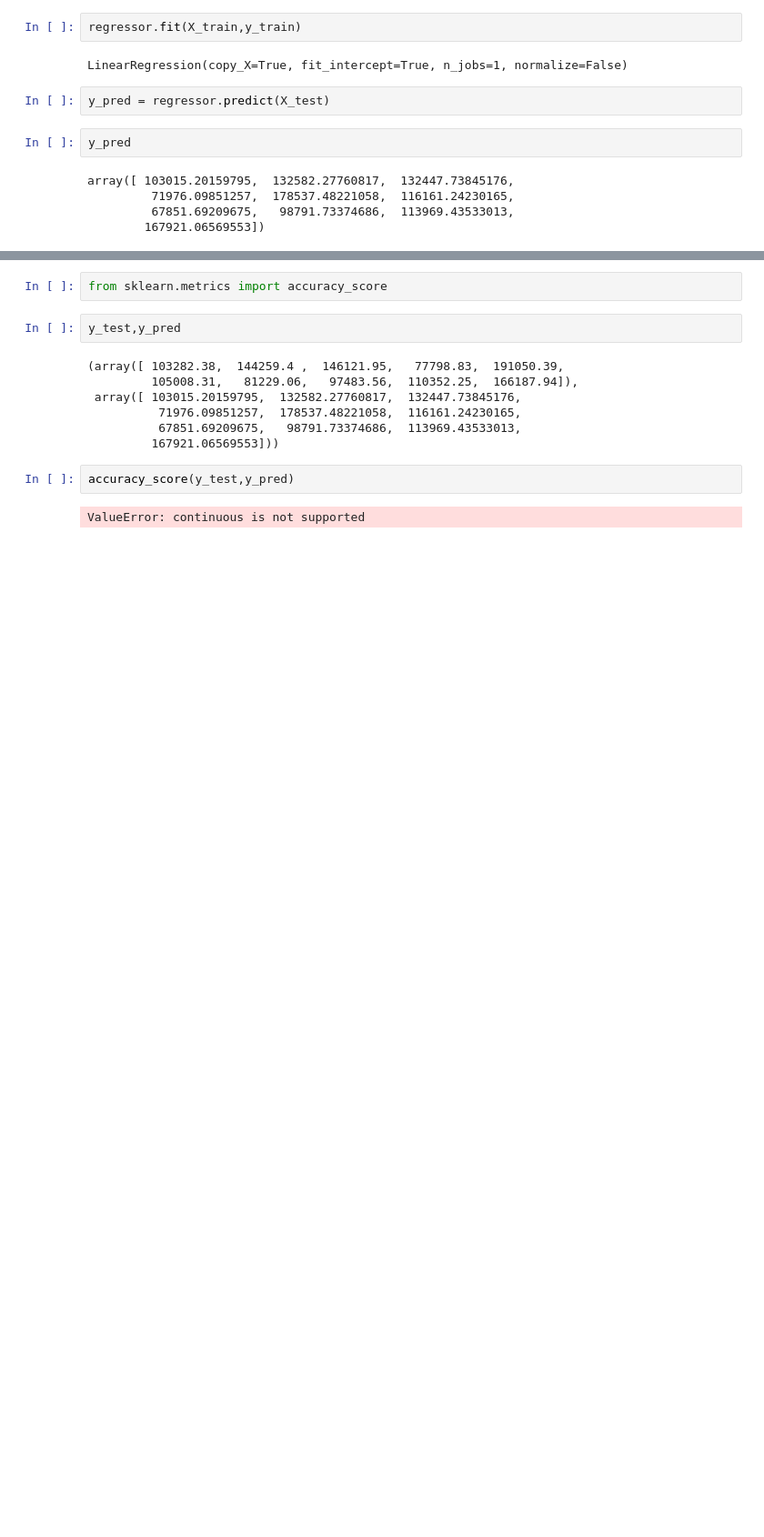
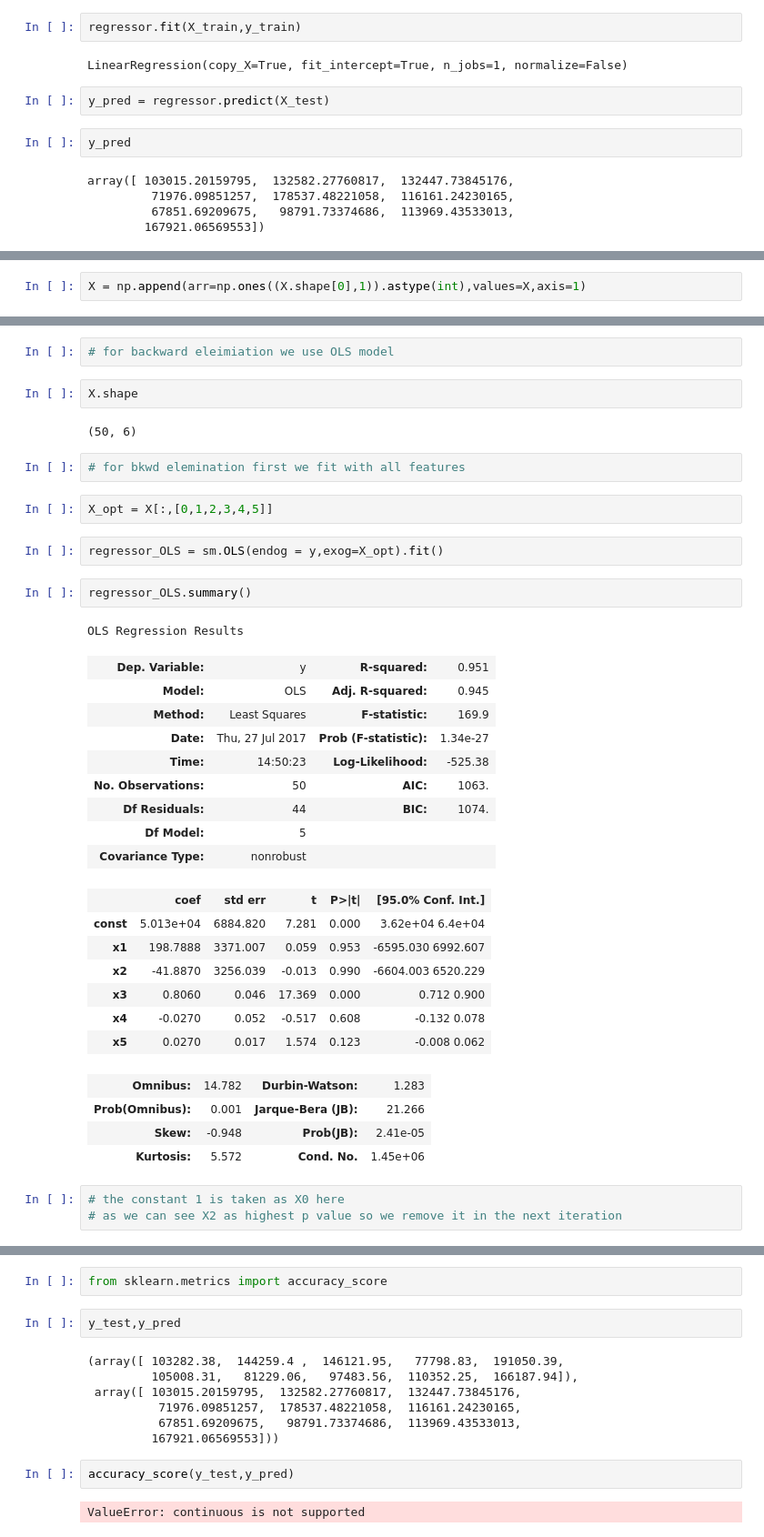
Before and after one commit to jithurjacob/MachineLearning_A-Z, a Jupyter notebook: Part 2 - Regression/Section 5 - Multiple Linear Regression/mine/Multiple Linear Regression.ipynb, the cells around one changed output, grey strips where cells are left out. Shown at 91% size. Drawn from its saved outputs; the diff is of its cells as text; blank space fills up the shorter version.

Commit message:
backward elimination done

```diff
--- a/Part 2 - Regression/Section 5 - Multiple Linear Regression/mine/Multiple Linear Regression.ipynb
+++ b/Part 2 - Regression/Section 5 - Multiple Linear Regression/mine/Multiple Linear Regression.ipynb
@@ -179,0 +185,2 @@ array([ 103015.20159795,  132582.27760817,  132447.73845176,
+# %%
+X = np.append(arr=np.ones((X.shape[0],1)).astype(int),values=X,axis=1)
@@ -179,0 +209,39 @@ array([ 103015.20159795,  132582.27760817,  132447.73845176,
+# %%
+# for backward eleimiation we use OLS model
+# %%
+X.shape
+# %% [output]
+(50, 6)
+# %%
+# for bkwd elemination first we fit with all features
+# %%
+X_opt = X[:,[0,1,2,3,4,5]]
+# %%
+regressor_OLS = sm.OLS(endog = y,exog=X_opt).fit()
+# %%
+regressor_OLS.summary()
+# %% [output]
+OLS Regression Results
+| Dep. Variable: | y | R-squared: | 0.951 |
+| Model: | OLS | Adj. R-squared: | 0.945 |
+| Method: | Least Squares | F-statistic: | 169.9 |
+| Date: | Thu, 27 Jul 2017 | Prob (F-statistic): | 1.34e-27 |
+| Time: | 14:50:23 | Log-Likelihood: | -525.38 |
+| No. Observations: | 50 | AIC: | 1063. |
+| Df Residuals: | 44 | BIC: | 1074. |
+| Df Model: | 5 |  |  |
+| Covariance Type: | nonrobust |  |  |
+|  | coef | std err | t | P>|t| | [95.0% Conf. Int.] |
+| const | 5.013e+04 | 6884.820 | 7.281 | 0.000 | 3.62e+04 6.4e+04 |
+| x1 | 198.7888 | 3371.007 | 0.059 | 0.953 | -6595.030 6992.607 |
+| x2 | -41.8870 | 3256.039 | -0.013 | 0.990 | -6604.003 6520.229 |
+| x3 | 0.8060 | 0.046 | 17.369 | 0.000 | 0.712 0.900 |
+| x4 | -0.0270 | 0.052 | -0.517 | 0.608 | -0.132 0.078 |
+| x5 | 0.0270 | 0.017 | 1.574 | 0.123 | -0.008 0.062 |
+| Omnibus: | 14.782 | Durbin-Watson: | 1.283 |
+| Prob(Omnibus): | 0.001 | Jarque-Bera (JB): | 21.266 |
+| Skew: | -0.948 | Prob(JB): | 2.41e-05 |
+| Kurtosis: | 5.572 | Cond. No. | 1.45e+06 |
+# %%
+# the constant 1 is taken as X0 here
+# as we can see X2 as highest p value so we remove it in the next iteration
```
Also changed, not shown: parts of 12 cells of this notebook.
